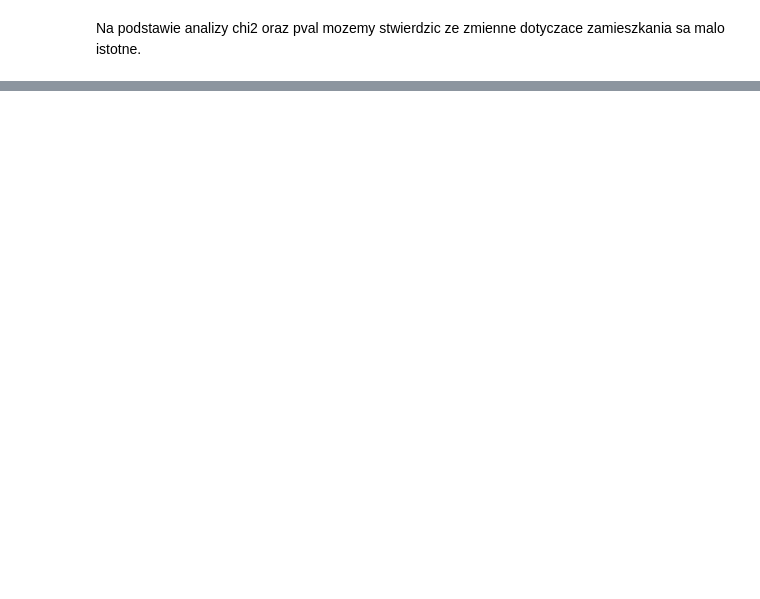
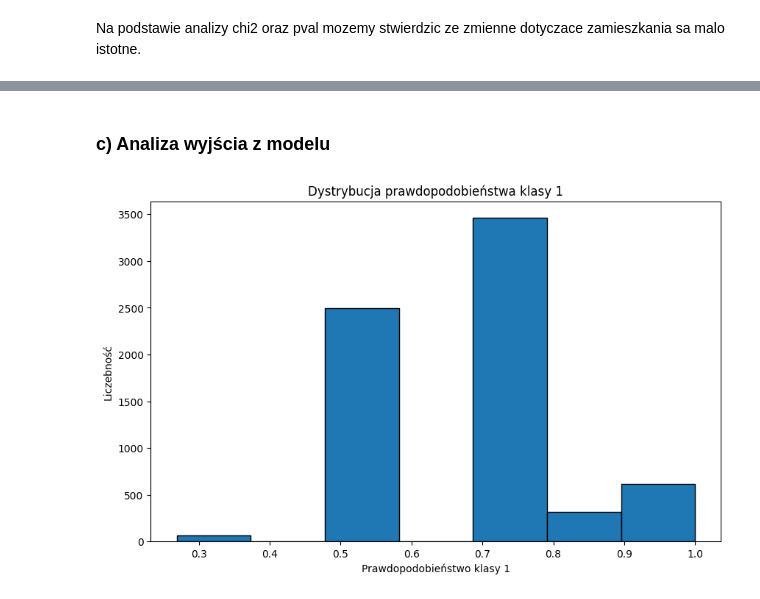
Before and after one commit to szymonzalas/EDA_Project2, a Jupyter notebook: Szymon_Zalas.ipynb, the cells around one changed output, grey strips where cells are left out. Cells and saved outputs as stored; diff of their text form; code cells hidden in the pictures; blank space fills up the shorter version.

```diff
--- a/Szymon_Zalas.ipynb
+++ b/Szymon_Zalas.ipynb
@@ -1426,0 +1652,17 @@ Na podstawie analizy chi2 oraz pval mozemy stwierdzic ze zmienne dotyczace zamie
+# %% [markdown]
+### c) Analiza wyjścia z modelu
+# %%
+# Sigmoid function for probability conversion
+def sigmoid(x):
+    return 1 / (1 + np.exp(-x))
+
+y_prob = sigmoid(y_pred)
+
+plt.figure(figsize=(10, 6))
+plt.hist(y_prob, bins=7, edgecolor='black')
+plt.title('Dystrybucja prawdopodobieństwa klasy 1')
+plt.xlabel('Prawdopodobieństwo klasy 1')
+plt.ylabel('Liczebność')
+plt.show()
+# %% [output]
+[figure, added]
```
Also changed, not shown: parts of 37 cells of this notebook.
